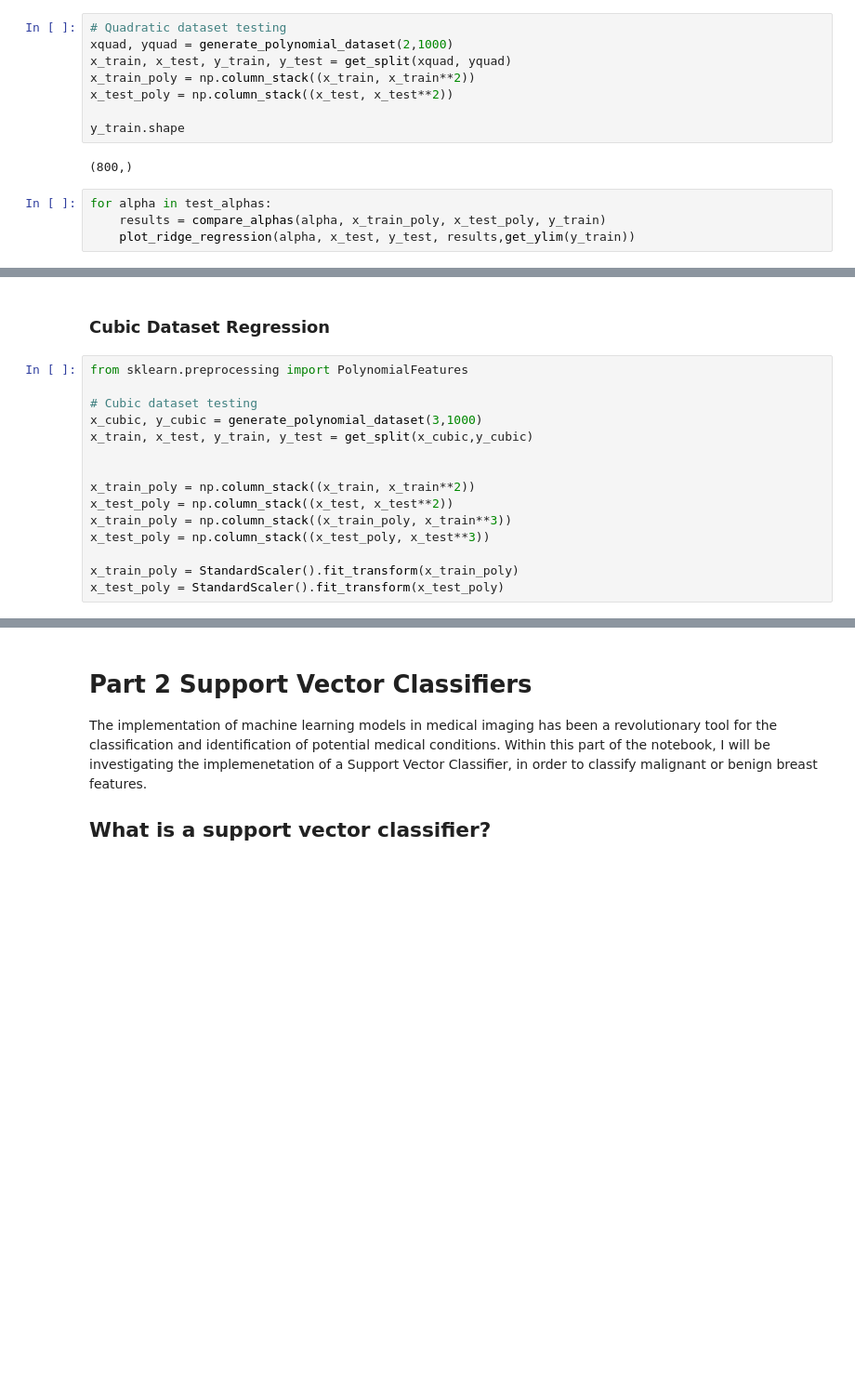
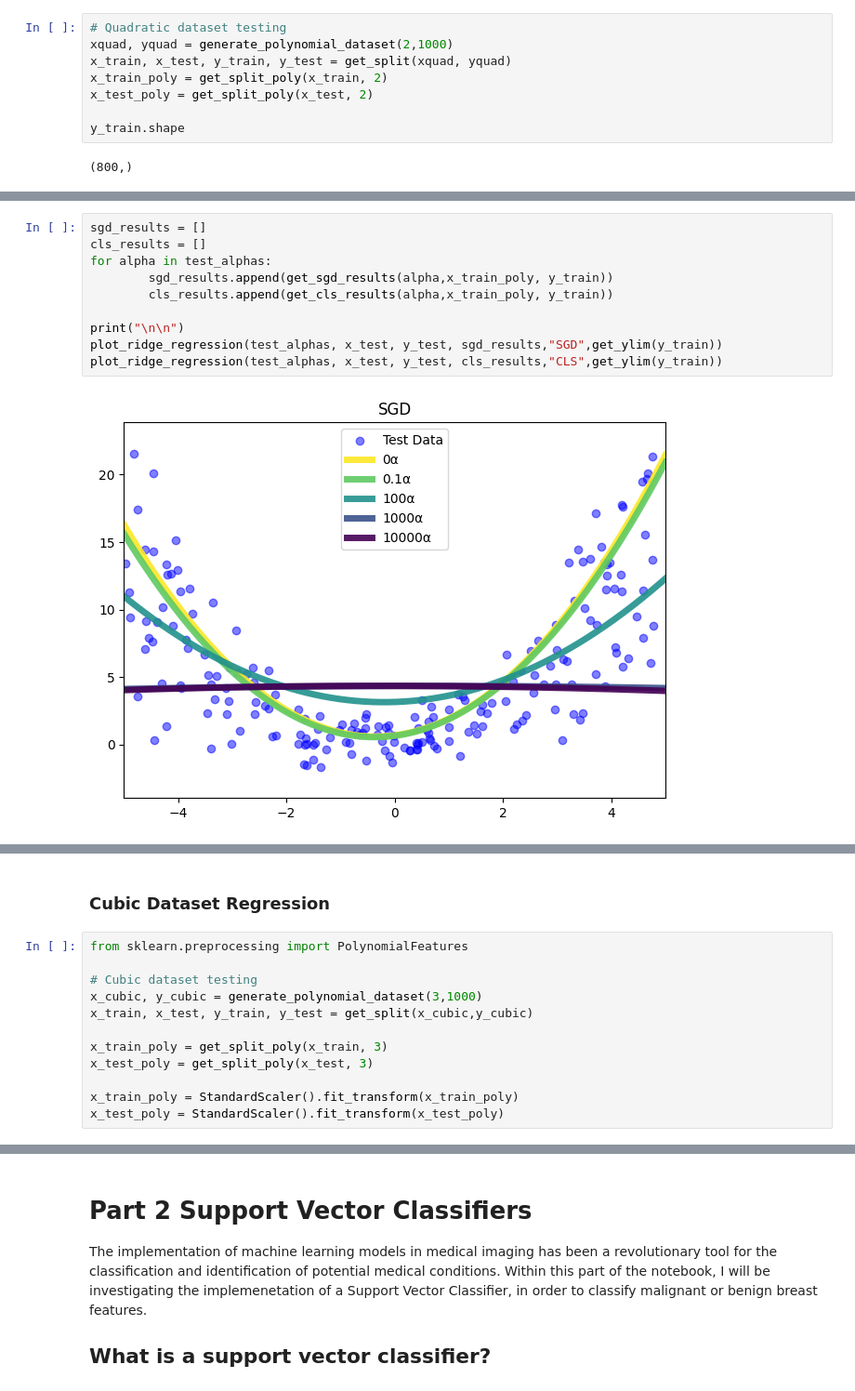
Before and after one commit to Martin-EvansUWA/ML-Project-1, a Jupyter notebook: 23621647.ipynb, the cells around one changed output, grey strips where cells are left out. Shown at 93% size. Cells and saved outputs as stored; diff of their text form; blank space fills up the shorter version.

```diff
--- a/23621647.ipynb
+++ b/23621647.ipynb
@@ -294,13 +301,9 @@ for alpha in test_alphas:
 # Quadratic dataset testing
 xquad, yquad = generate_polynomial_dataset(2,1000)
 x_train, x_test, y_train, y_test = get_split(xquad, yquad)
-x_train_poly = np.column_stack((x_train, x_train**2))
-x_test_poly = np.column_stack((x_test, x_test**2))
+x_train_poly = get_split_poly(x_train, 2)
+x_test_poly = get_split_poly(x_test, 2)
 
 y_train.shape
 # %% [output]
 (800,)
-# %%
-for alpha in test_alphas:
-    results = compare_alphas(alpha, x_train_poly, x_test_poly, y_train)
-    plot_ridge_regression(alpha, x_test, y_test, results,get_ylim(y_train))
@@ -313,0 +310,12 @@ for alpha in test_alphas:
+# %%
+sgd_results = []
+cls_results = []
+for alpha in test_alphas:
+        sgd_results.append(get_sgd_results(alpha,x_train_poly, y_train))
+        cls_results.append(get_cls_results(alpha,x_train_poly, y_train))
+
+print("\n\n")
+plot_ridge_regression(test_alphas, x_test, y_test, sgd_results,"SGD",get_ylim(y_train))
+plot_ridge_regression(test_alphas, x_test, y_test, cls_results,"CLS",get_ylim(y_train))
+# %% [output]
+[figure, added]
@@ -320,11 +329,8 @@ from sklearn.preprocessing import PolynomialFeatures
 x_cubic, y_cubic = generate_polynomial_dataset(3,1000)
 x_train, x_test, y_train, y_test = get_split(x_cubic,y_cubic)
 
-
-x_train_poly = np.column_stack((x_train, x_train**2))
-x_test_poly = np.column_stack((x_test, x_test**2))
-x_train_poly = np.column_stack((x_train_poly, x_train**3))
-x_test_poly = np.column_stack((x_test_poly, x_test**3))
+x_train_poly = get_split_poly(x_train, 3)
+x_test_poly = get_split_poly(x_test, 3)
 
 x_train_poly = StandardScaler().fit_transform(x_train_poly)
 x_test_poly = StandardScaler().fit_transform(x_test_poly)
```
Also changed, not shown: parts of 23 cells of this notebook.
